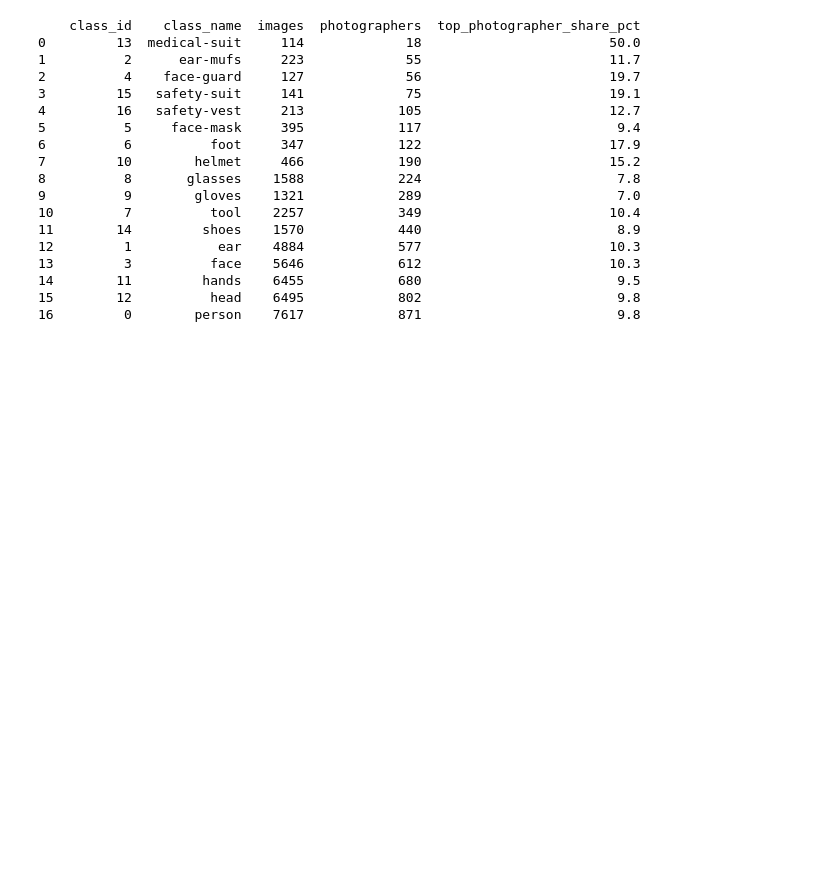
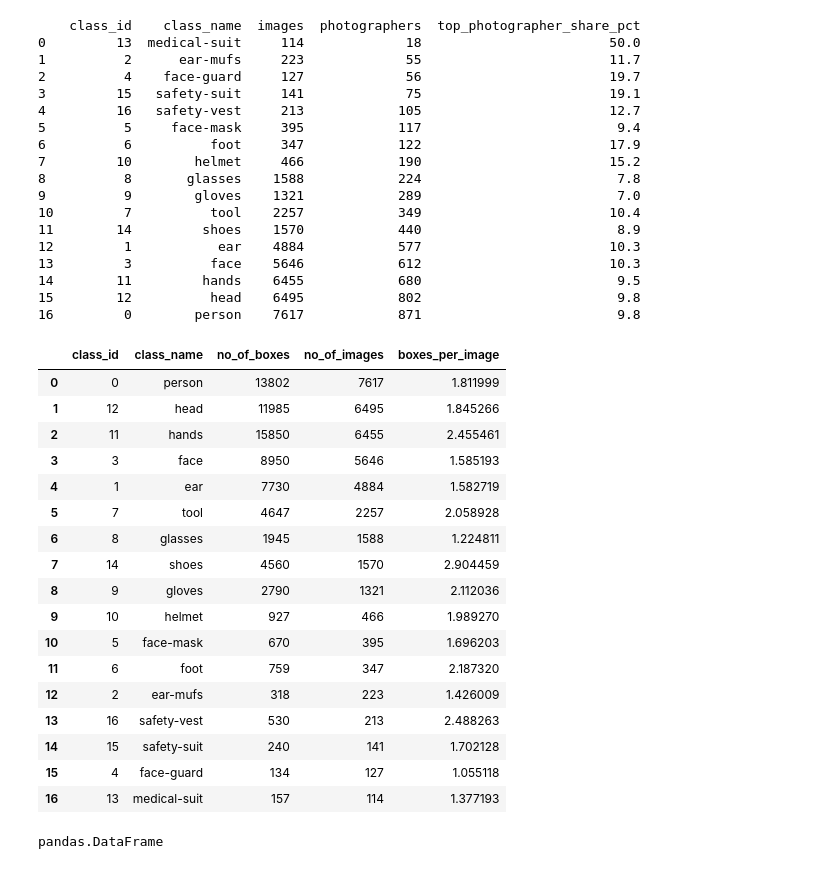
Before and after one commit to kunjagarwal-dev/object-detection, a Jupyter notebook: notebooks/02_eda_and_splits.ipynb, the cells around one changed output. Drawn from its saved outputs; the diff is of its cells as text; code cells hidden in the pictures; blank space fills up the shorter version.

```diff
--- a/notebooks/02_eda_and_splits.ipynb
+++ b/notebooks/02_eda_and_splits.ipynb
@@ -509,3 +509,28 @@ class_photog.to_csv(DOCS_DIR / "class_photographers.csv", index=False)
 14        11         hands    6455            680                         9.5
 15        12          head    6495            802                         9.8
 16         0        person    7617            871                         9.8
+# %%
+class_table
+# %% [output]
+|  | class_id | class_name | no_of_boxes | no_of_images | boxes_per_image |
+| 0 | 0 | person | 13802 | 7617 | 1.811999 |
+| 1 | 12 | head | 11985 | 6495 | 1.845266 |
+| 2 | 11 | hands | 15850 | 6455 | 2.455461 |
+| 3 | 3 | face | 8950 | 5646 | 1.585193 |
+| 4 | 1 | ear | 7730 | 4884 | 1.582719 |
+| 5 | 7 | tool | 4647 | 2257 | 2.058928 |
+| 6 | 8 | glasses | 1945 | 1588 | 1.224811 |
+| 7 | 14 | shoes | 4560 | 1570 | 2.904459 |
+| 8 | 9 | gloves | 2790 | 1321 | 2.112036 |
+| 9 | 10 | helmet | 927 | 466 | 1.989270 |
+| 10 | 5 | face-mask | 670 | 395 | 1.696203 |
+| 11 | 6 | foot | 759 | 347 | 2.187320 |
+| 12 | 2 | ear-mufs | 318 | 223 | 1.426009 |
+| 13 | 16 | safety-vest | 530 | 213 | 2.488263 |
+| 14 | 15 | safety-suit | 240 | 141 | 1.702128 |
+| 15 | 4 | face-guard | 134 | 127 | 1.055118 |
+| 16 | 13 | medical-suit | 157 | 114 | 1.377193 |
+# %%
+type(class_table)
+# %% [output]
+pandas.DataFrame
```
Also changed, not shown: parts of 7 cells of this notebook.
